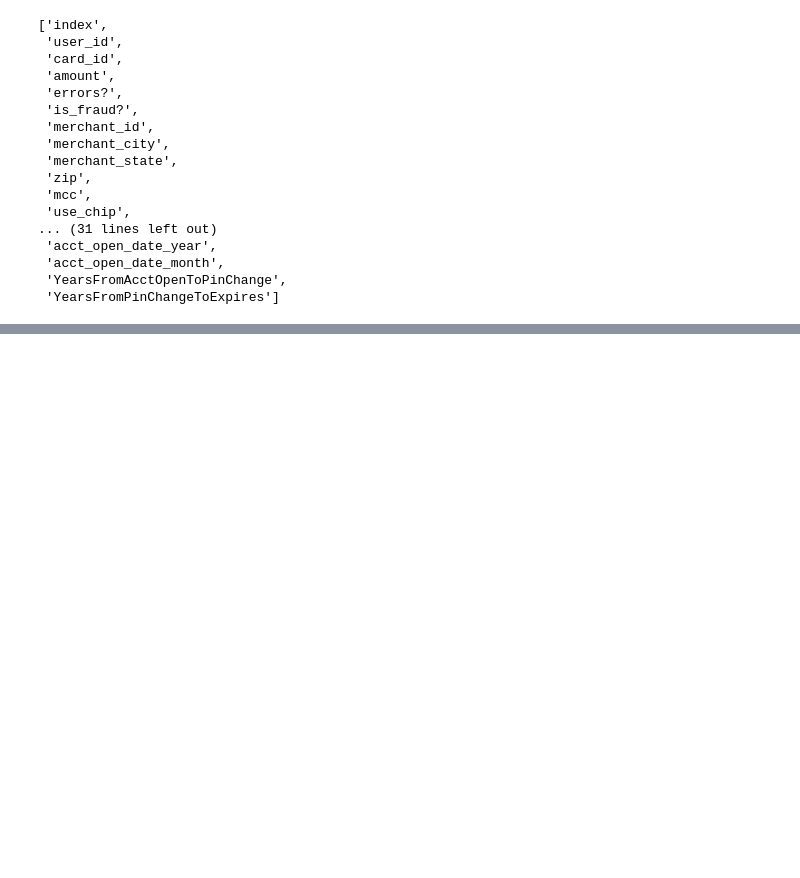
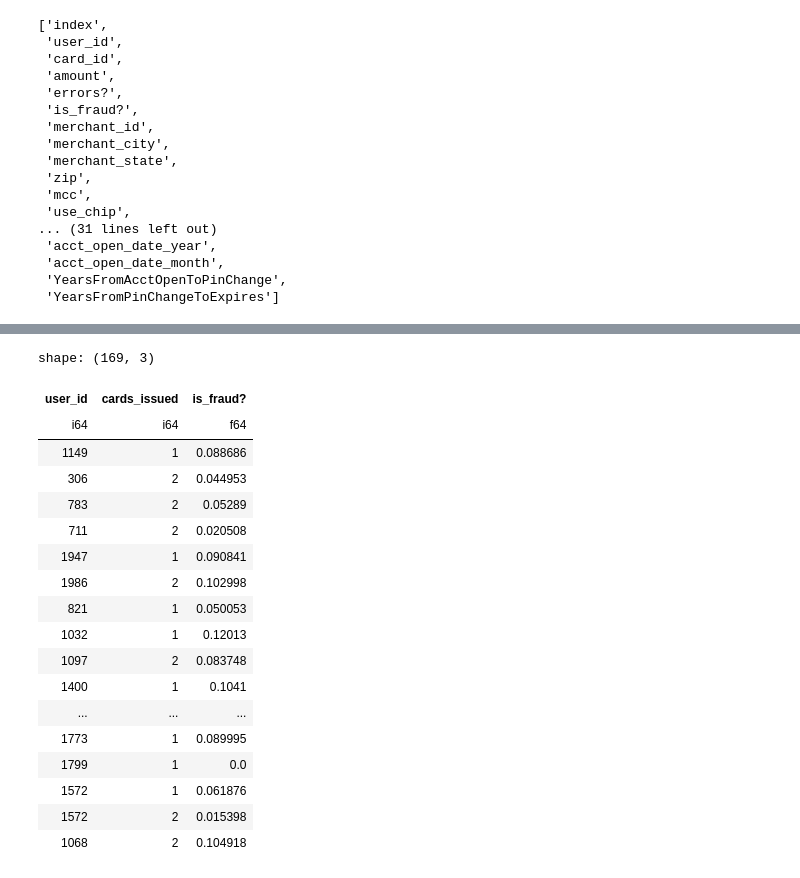
Before and after one commit to YujiK-github/signate_MUFG-Data-Science-Champion-Ship-2023, a Jupyter notebook: EDA/EDA_ver3.ipynb, the cells around one changed output, grey strips where cells are left out. Cells and saved outputs as stored; diff of their text form; code cells hidden in the pictures; blank space fills up the shorter version.

```diff
--- a/EDA/EDA_ver3.ipynb
+++ b/EDA/EDA_ver3.ipynb
@@ -214,0 +371,24 @@ shape: (929_241, 47)
+# %%
+all_data.groupby(["user_id", "cards_issued"]).agg(
+    pl.col("is_fraud?").mean()
+)
+# %% [output]
+shape: (169, 3)
+| user_id | cards_issued | is_fraud? |
+| i64 | i64 | f64 |
+| 1149 | 1 | 0.088686 |
+| 306 | 2 | 0.044953 |
+| 783 | 2 | 0.05289 |
+| 711 | 2 | 0.020508 |
+| 1947 | 1 | 0.090841 |
+| 1986 | 2 | 0.102998 |
+| 821 | 1 | 0.050053 |
+| 1032 | 1 | 0.12013 |
+| 1097 | 2 | 0.083748 |
+| 1400 | 1 | 0.1041 |
+| ... | ... | ... |
+| 1773 | 1 | 0.089995 |
+| 1799 | 1 | 0.0 |
+| 1572 | 1 | 0.061876 |
+| 1572 | 2 | 0.015398 |
+| 1068 | 2 | 0.104918 |
```
Also changed, not shown: parts of 13 cells of this notebook, 7 other files.
